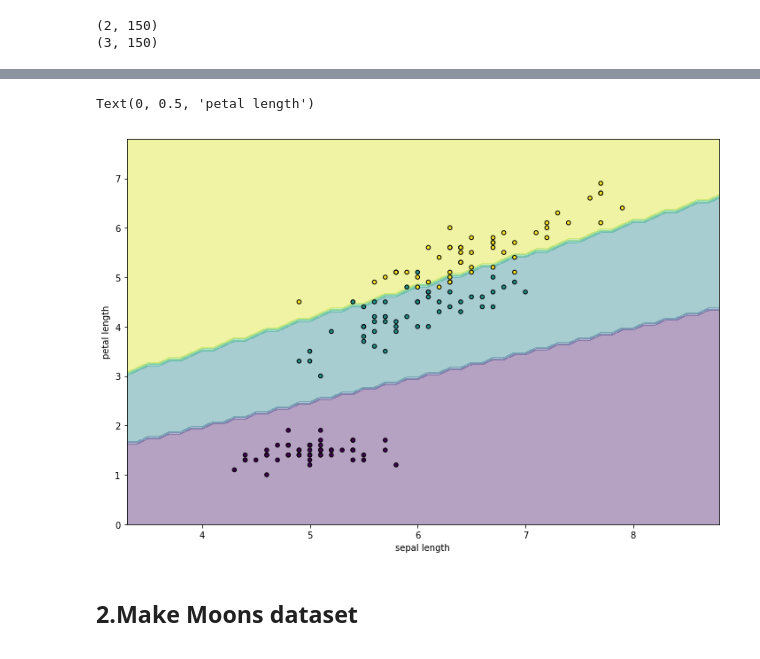
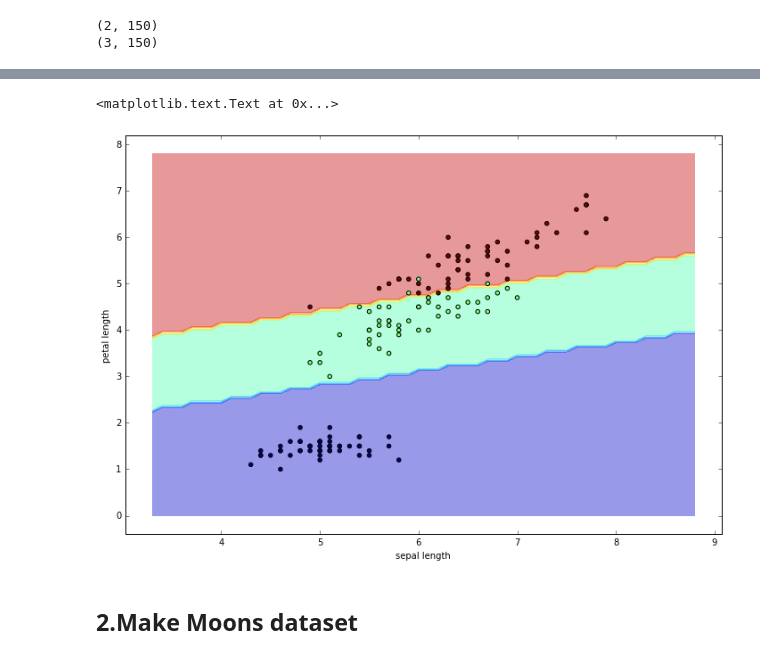
Before and after one commit to mcagriardic/Andrew-NG-Coursera, a Jupyter notebook: ex4/NeuralNetwork_class.ipynb, the cells around one changed output, grey strips where cells are left out. Saved outputs shown, nothing was run; the diff lists cells and outputs as text; code cells hidden in the pictures.

```diff
--- a/ex4/NeuralNetwork_class.ipynb
+++ b/ex4/NeuralNetwork_class.ipynb
@@ -55,9 +60,15 @@ def softmax(Z, prime=False):
 # %%
 # ============== LOSS FUNCTIONS ===============#
 
-def calculate_error(Y, Y_hat):
+# https://deepnotes.io/softmax-crossentropy
+EPSILON = 1e-12
+
+def calculate_error(Y, Y_hat, loss_function="MSE"):
     m = Y.shape[1]
-    return np.sum(0.5 * np.square(Y - Y_hat)) / m
+    if loss_function == "MSE":
+        return np.sum(0.5 * np.square(Y - Y_hat)) / m
+    elif loss_function == "categorical_crossentropy":
+        return -np.sum(Y * np.log(Y_hat + EPSILON)) / m
 # %%
 # References
 # https://mc.ai/multilayered-neural-network-from-scratch-using-python/
@@ -224,14 +306,17 @@ print(Y.shape)
 (2, 150)
 (3, 150)
 # %%
-self = NeuralNetwork(
-    input_layer=(2, "tanh"),
-    hidden_layer=[(6, "tanh"),(4, "sigmoid")],
+model = NeuralNetwork(
+    input_layer=(2, "relu"),
+    hidden_layer=[(4, "sigmoid"),
+                  (4, "softmax")],
     output_layer=3,
     batch_size=64,
+    loss_function="categorical_crossentropy",
     alpha=0.5,
-    epoch=5000
+    epoch=25000,
+    random_state=42
 )
 
-self.fit(X, Y)
+model.fit(X, Y)
 # %% [output]
@@ -261,26 +377,26 @@ array([ True,  True,  True,  True,  True,  True,  True,  True,  True,
 # %%
 %matplotlib inline
 import matplotlib.pyplot as plt
 dt = data.data[:,[0,2]]
 x_min, x_max = dt[:, 0].min() - 1, dt[:, 0].max() + 1
 y_min, y_max = dt[:, 1].min() - 1, dt[:, 1].max() + 1
 xx, yy = np.meshgrid(np.arange(x_min, x_max, 0.1),
                      np.arange(y_min, y_max, 0.1))
 
 # here "model" is your model's prediction (classification) function
-Z = self.predict(np.c_[xx.ravel(), yy.ravel()].T)
+Z = model.predict(np.c_[xx.ravel(), yy.ravel()].T)
 
 # Put the result into a color plot
 Z = Z.reshape(xx.shape)
 plt.figure(figsize=(12,8))
 plt.contourf(xx, yy, Z,alpha=0.4)
 #plt.axis('off')
 plt.scatter(dt[:, 0], dt[:, 1], c=y,s=20, edgecolor='k')
 plt.xlabel('sepal length')
 plt.ylabel('petal length')
 # %% [output]
-Text(0, 0.5, 'petal length')
+<matplotlib.text.Text at 0x...>
-[figure, old version]
+[figure, new version]
 # %% [markdown]
 ## 2.Make Moons dataset
 # %%
```
Also changed, not shown: parts of 23 cells of this notebook.
